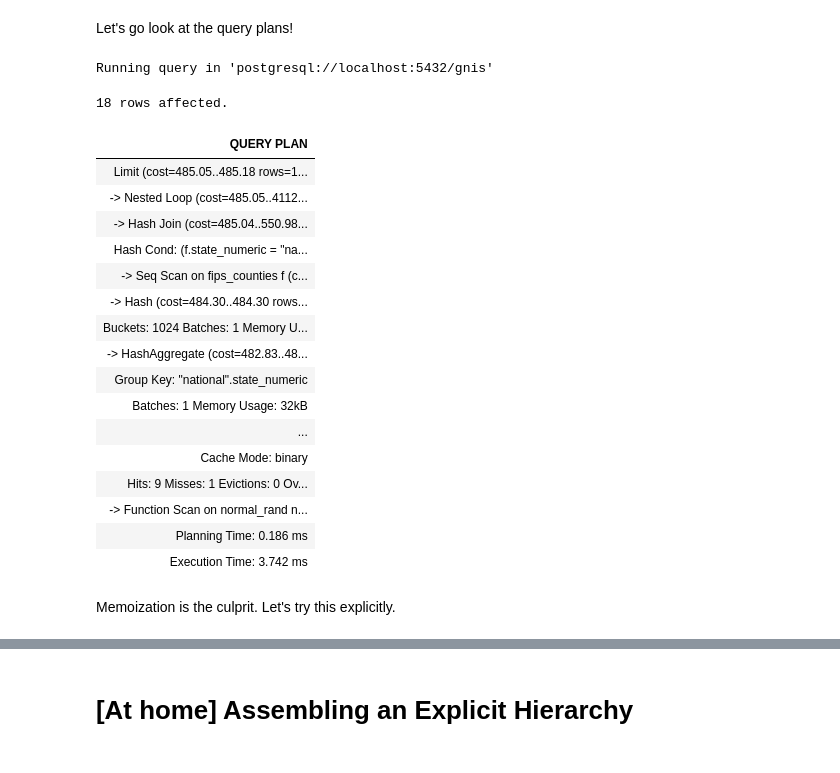
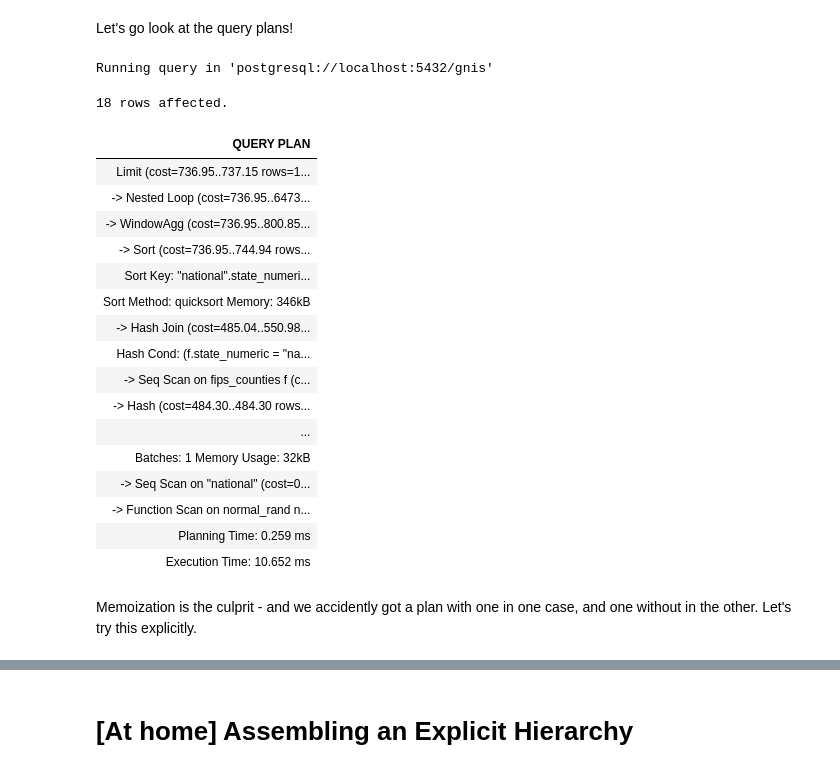
Before and after one commit to data-101-berkeley/fa26-materials, a Jupyter notebook: lec/data-prep-value/data-prep-value.ipynb, the cells around one changed output, grey strips where cells are left out. Cells and saved outputs as stored; diff of their text form; code cells hidden in the pictures.

```diff
--- a/lec/data-prep-value/data-prep-value.ipynb
+++ b/lec/data-prep-value/data-prep-value.ipynb
@@ -801,38 +810,38 @@ Let's go look at the query plans!
 # %%
 %%sql
 EXPLAIN ANALYZE
 WITH state_cty AS
-(SELECT s.state_numeric, f.fips as county_numeric, s.avg, s.stddev, s.count--, rank() OVER (PARTITION BY s.state_numeric ORDER BY f.fips) as rk
+(SELECT s.state_numeric, f.fips as county_numeric, s.avg, s.stddev, s.count, rank() OVER (PARTITION BY s.state_numeric ORDER BY f.fips) as rk
   FROM state_elevations s, fips_counties f
   WHERE s.state_numeric = f.state_numeric
 )
 SELECT s.*,
        n.elev AS elev_in_m,
        true as elev_in_m_sim -- user-facing flag
   FROM state_cty s,
        LATERAL normal_rand(1, s.avg, s.stddev) AS n(elev)
 LIMIT 10;
 # %% [output]
 Running query in 'postgresql://localhost:5432/gnis'
 18 rows affected.
 | QUERY PLAN |
-| Limit (cost=485.05..485.18 rows=1... |
-| -> Nested Loop (cost=485.05..4112... |
+| Limit (cost=736.95..737.15 rows=1... |
+| -> Nested Loop (cost=736.95..6473... |
+| -> WindowAgg (cost=736.95..800.85... |
+| -> Sort (cost=736.95..744.94 rows... |
+| Sort Key: "national".state_numeri... |
+| Sort Method: quicksort Memory: 346kB |
 | -> Hash Join (cost=485.04..550.98... |
 | Hash Cond: (f.state_numeric = "na... |
 | -> Seq Scan on fips_counties f (c... |
 | -> Hash (cost=484.30..484.30 rows... |
-| Buckets: 1024 Batches: 1 Memory U... |
-| -> HashAggregate (cost=482.83..48... |
-| Group Key: "national".state_numeric |
+| ... |
 | Batches: 1 Memory Usage: 32kB |
-| ... |
-| Cache Mode: binary |
-| Hits: 9 Misses: 1 Evictions: 0 Ov... |
+| -> Seq Scan on "national" (cost=0... |
 | -> Function Scan on normal_rand n... |
-| Planning Time: 0.186 ms |
-| Execution Time: 3.742 ms |
+| Planning Time: 0.259 ms |
+| Execution Time: 10.652 ms |
 # %% [markdown]
-Memoization is the culprit. Let's try this explicitly.
+Memoization is the culprit - and we accidently got a plan with one in one case, and one without in the other. Let's try this explicitly.
 # %%
 %%sql
```
Also changed, not shown: parts of 8 cells of this notebook.
